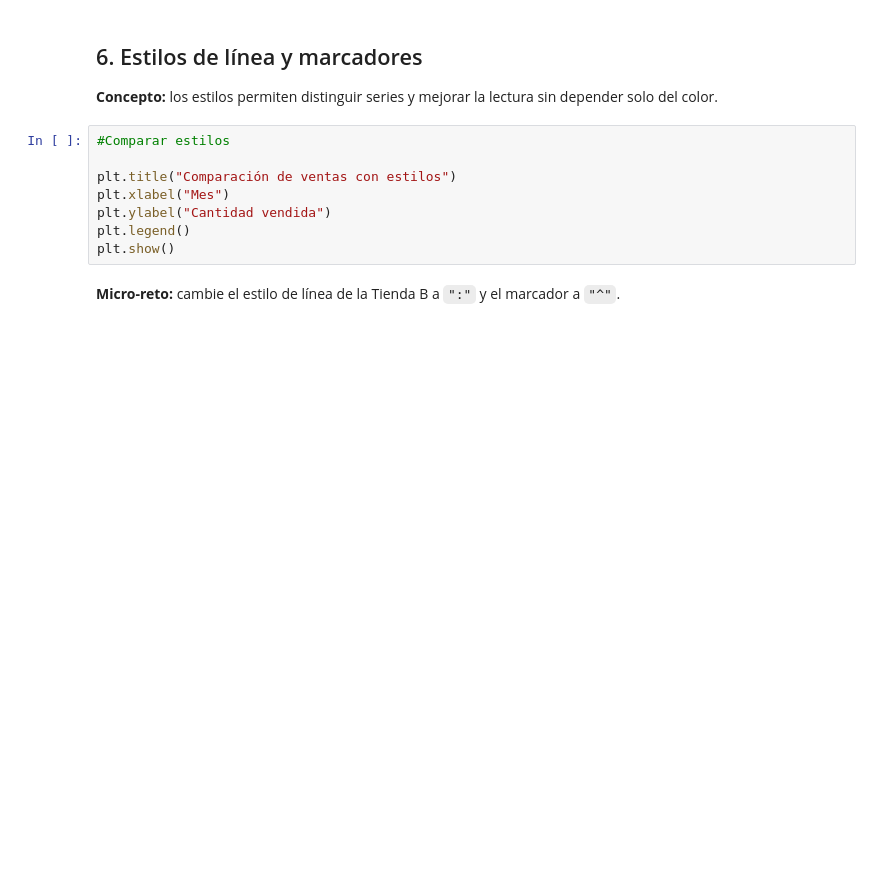
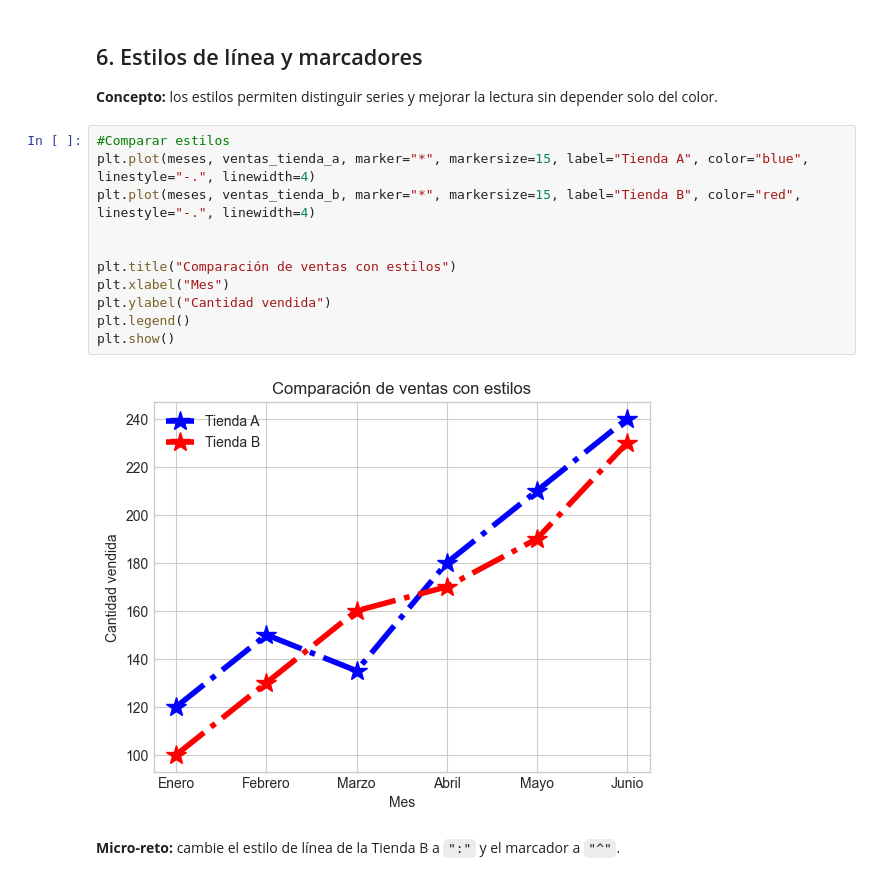
Before and after one commit to Blith9926/Fundamentos-de-Python, a Jupyter notebook: 08_Matplotlib/01 - Aprender Matplotlib.ipynb, the cells around one changed output. Saved outputs shown, nothing was run; the diff lists cells and outputs as text; blank space fills up the shorter version.

```diff
--- a/08_Matplotlib/01 - Aprender Matplotlib.ipynb
+++ b/08_Matplotlib/01 - Aprender Matplotlib.ipynb
@@ -136,12 +167,17 @@ plt.show()
 **Concepto:** los estilos permiten distinguir series y mejorar la lectura sin depender solo del color.
 # %%
 #Comparar estilos
+plt.plot(meses, ventas_tienda_a, marker="*", markersize=15, label="Tienda A", color="blue", linestyle="-.", linewidth=4)
+plt.plot(meses, ventas_tienda_b, marker="*", markersize=15, label="Tienda B", color="red", linestyle="-.", linewidth=4)
+
 
 plt.title("Comparación de ventas con estilos")
 plt.xlabel("Mes")
 plt.ylabel("Cantidad vendida")
 plt.legend()
 plt.show()
+# %% [output]
+[figure, added]
 # %% [markdown]
 **Micro-reto:** cambie el estilo de línea de la Tienda B a `":"` y el marcador a `"^"`.
 # %% [markdown]
```
Also changed, not shown: parts of 12 cells of this notebook.
